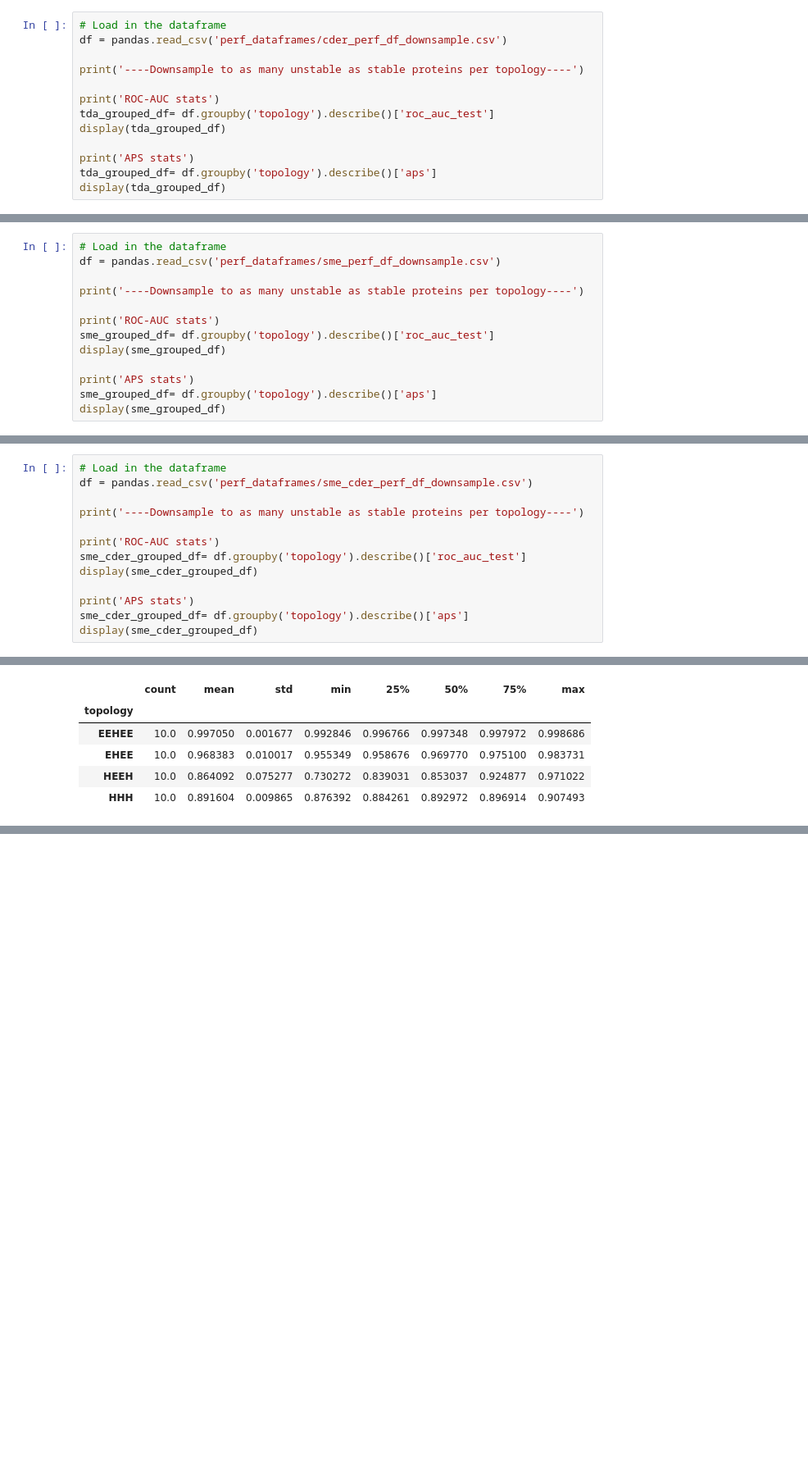
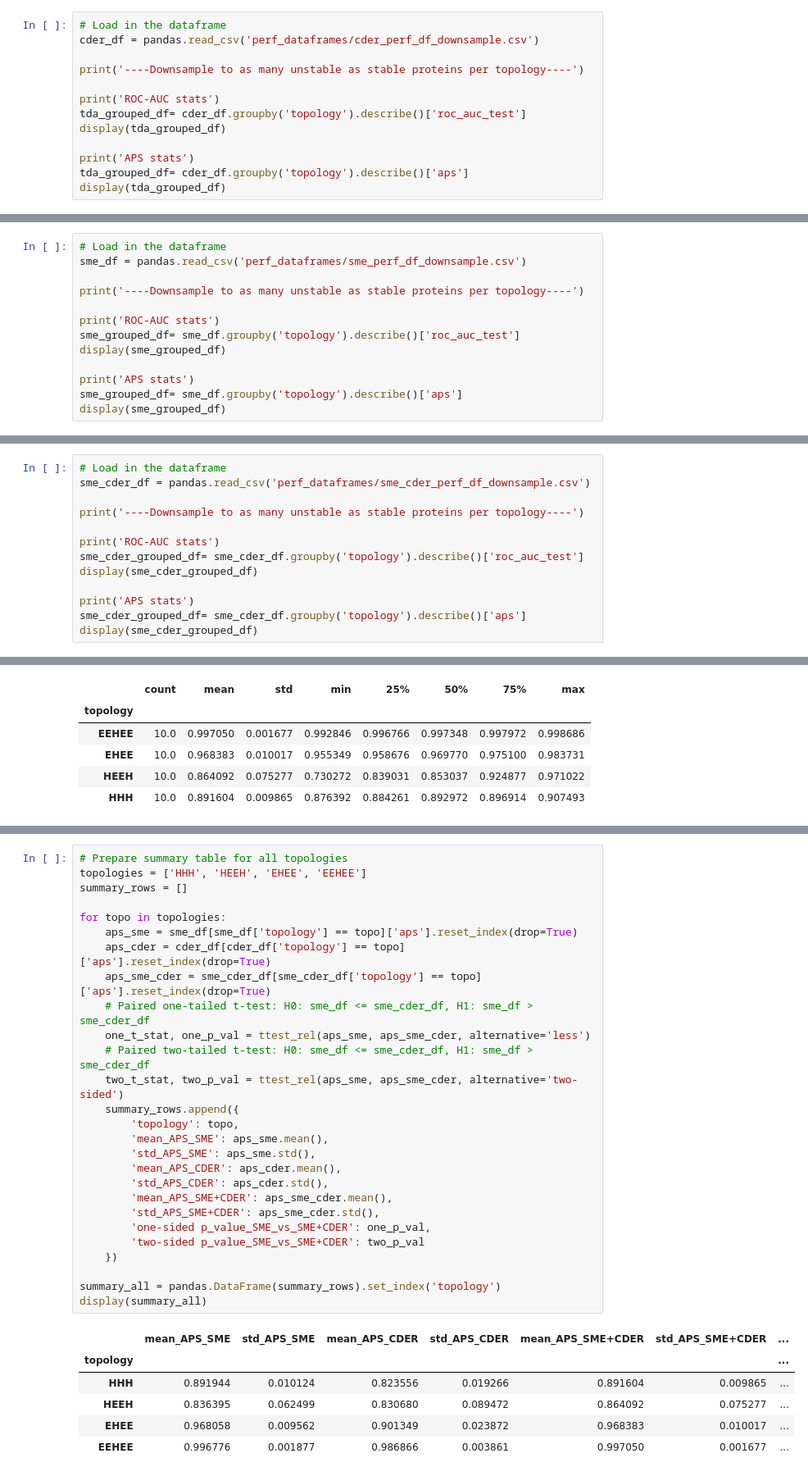
Before and after one commit to amish-mishra/CDER-protein-classifier, a Jupyter notebook: 8analyze_performance.ipynb, the cells around one changed output, grey strips where cells are left out. Shown at 82% size. Saved outputs shown, nothing was run; the diff lists cells and outputs as text; blank space fills up the shorter version.

```diff
--- a/8analyze_performance.ipynb
+++ b/8analyze_performance.ipynb
@@ -16,15 +13,15 @@ from IPython.display import display
 # %%
 # Load in the dataframe
-df = pandas.read_csv('perf_dataframes/cder_perf_df_downsample.csv')
+cder_df = pandas.read_csv('perf_dataframes/cder_perf_df_downsample.csv')
 
 print('----Downsample to as many unstable as stable proteins per topology----')
 
 print('ROC-AUC stats')
-tda_grouped_df= df.groupby('topology').describe()['roc_auc_test']
+tda_grouped_df= cder_df.groupby('topology').describe()['roc_auc_test']
 display(tda_grouped_df)
 
 print('APS stats')
-tda_grouped_df= df.groupby('topology').describe()['aps']
+tda_grouped_df= cder_df.groupby('topology').describe()['aps']
 display(tda_grouped_df)
 # %% [output]
 ----Downsample to as many unstable as stable proteins per topology----
@@ -47,15 +44,15 @@ APS stats
 # %%
 # Load in the dataframe
-df = pandas.read_csv('perf_dataframes/sme_perf_df_downsample.csv')
+sme_df = pandas.read_csv('perf_dataframes/sme_perf_df_downsample.csv')
 
 print('----Downsample to as many unstable as stable proteins per topology----')
 
 print('ROC-AUC stats')
-sme_grouped_df= df.groupby('topology').describe()['roc_auc_test']
+sme_grouped_df= sme_df.groupby('topology').describe()['roc_auc_test']
 display(sme_grouped_df)
 
 print('APS stats')
-sme_grouped_df= df.groupby('topology').describe()['aps']
+sme_grouped_df= sme_df.groupby('topology').describe()['aps']
 display(sme_grouped_df)
 # %% [output]
 ----Downsample to as many unstable as stable proteins per topology----
@@ -104,15 +99,15 @@ NameError: name 'save_path' is not defined
 # %%
 # Load in the dataframe
-df = pandas.read_csv('perf_dataframes/sme_cder_perf_df_downsample.csv')
+sme_cder_df = pandas.read_csv('perf_dataframes/sme_cder_perf_df_downsample.csv')
 
 print('----Downsample to as many unstable as stable proteins per topology----')
 
 print('ROC-AUC stats')
-sme_cder_grouped_df= df.groupby('topology').describe()['roc_auc_test']
+sme_cder_grouped_df= sme_cder_df.groupby('topology').describe()['roc_auc_test']
 display(sme_cder_grouped_df)
 
 print('APS stats')
-sme_cder_grouped_df= df.groupby('topology').describe()['aps']
+sme_cder_grouped_df= sme_cder_df.groupby('topology').describe()['aps']
 display(sme_cder_grouped_df)
 # %% [output]
 ----Downsample to as many unstable as stable proteins per topology----
@@ -145,3 +140,37 @@ Performance of training on all stable and same number of unstable proteins for e
 | EHEE | 0.968630 | 0.905160 | 0.969770 |
 | HEEH | 0.829984 | 0.841678 | 0.853037 |
 | HHH | 0.892119 | 0.825679 | 0.892972 |
+# %%
+# Prepare summary table for all topologies
+topologies = ['HHH', 'HEEH', 'EHEE', 'EEHEE']
+summary_rows = []
+
+for topo in topologies:
+    aps_sme = sme_df[sme_df['topology'] == topo]['aps'].reset_index(drop=True)
+    aps_cder = cder_df[cder_df['topology'] == topo]['aps'].reset_index(drop=True)
+    aps_sme_cder = sme_cder_df[sme_cder_df['topology'] == topo]['aps'].reset_index(drop=True)
+    # Paired one-tailed t-test: H0: sme_df <= sme_cder_df, H1: sme_df > sme_cder_df
+    one_t_stat, one_p_val = ttest_rel(aps_sme, aps_sme_cder, alternative='less')
+    # Paired two-tailed t-test: H0: sme_df <= sme_cder_df, H1: sme_df > sme_cder_df
+    two_t_stat, two_p_val = ttest_rel(aps_sme, aps_sme_cder, alternative='two-sided')
+    summary_rows.append({
+        'topology': topo,
+        'mean_APS_SME': aps_sme.mean(),
+        'std_APS_SME': aps_sme.std(),
+        'mean_APS_CDER': aps_cder.mean(),
+        'std_APS_CDER': aps_cder.std(),
+        'mean_APS_SME+CDER': aps_sme_cder.mean(),
+        'std_APS_SME+CDER': aps_sme_cder.std(),
+        'one-sided p_value_SME_vs_SME+CDER': one_p_val,
+        'two-sided p_value_SME_vs_SME+CDER': two_p_val
+    })
+
+summary_all = pandas.DataFrame(summary_rows).set_index('topology')
+display(summary_all)
+# %% [output]
+|  | mean_APS_SME | std_APS_SME | mean_APS_CDER | std_APS_CDER | mean_APS_SME+CDER | std_APS_SME+CDER | ... |
+| topology |  |  |  |  |  |  | ... |
+| HHH | 0.891944 | 0.010124 | 0.823556 | 0.019266 | 0.891604 | 0.009865 | ... |
+| HEEH | 0.836395 | 0.062499 | 0.830680 | 0.089472 | 0.864092 | 0.075277 | ... |
+| EHEE | 0.968058 | 0.009562 | 0.901349 | 0.023872 | 0.968383 | 0.010017 | ... |
+| EEHEE | 0.996776 | 0.001877 | 0.986866 | 0.003861 | 0.997050 | 0.001677 | ... |
```
Also changed, not shown: parts of 11 cells of this notebook, 1 other file.
